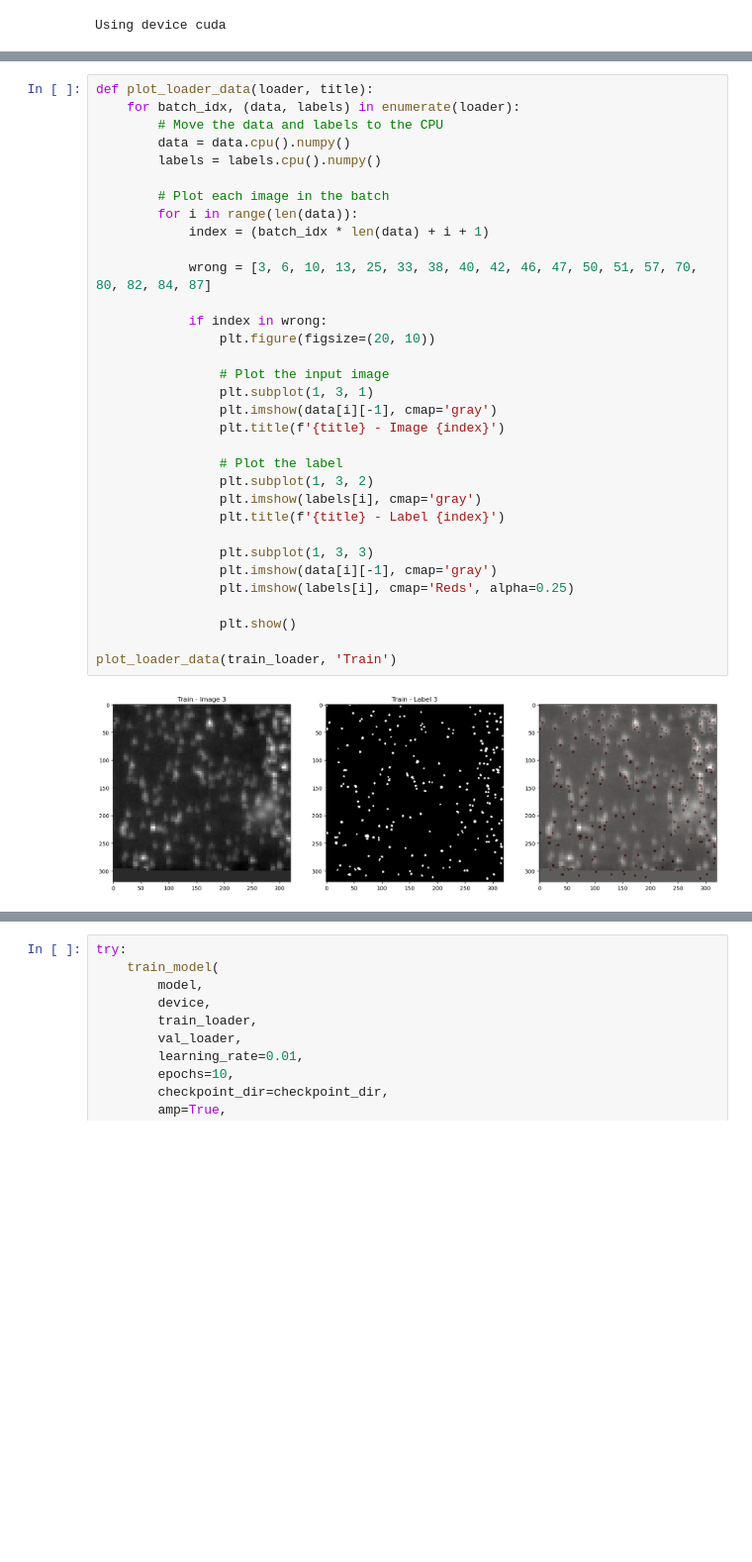
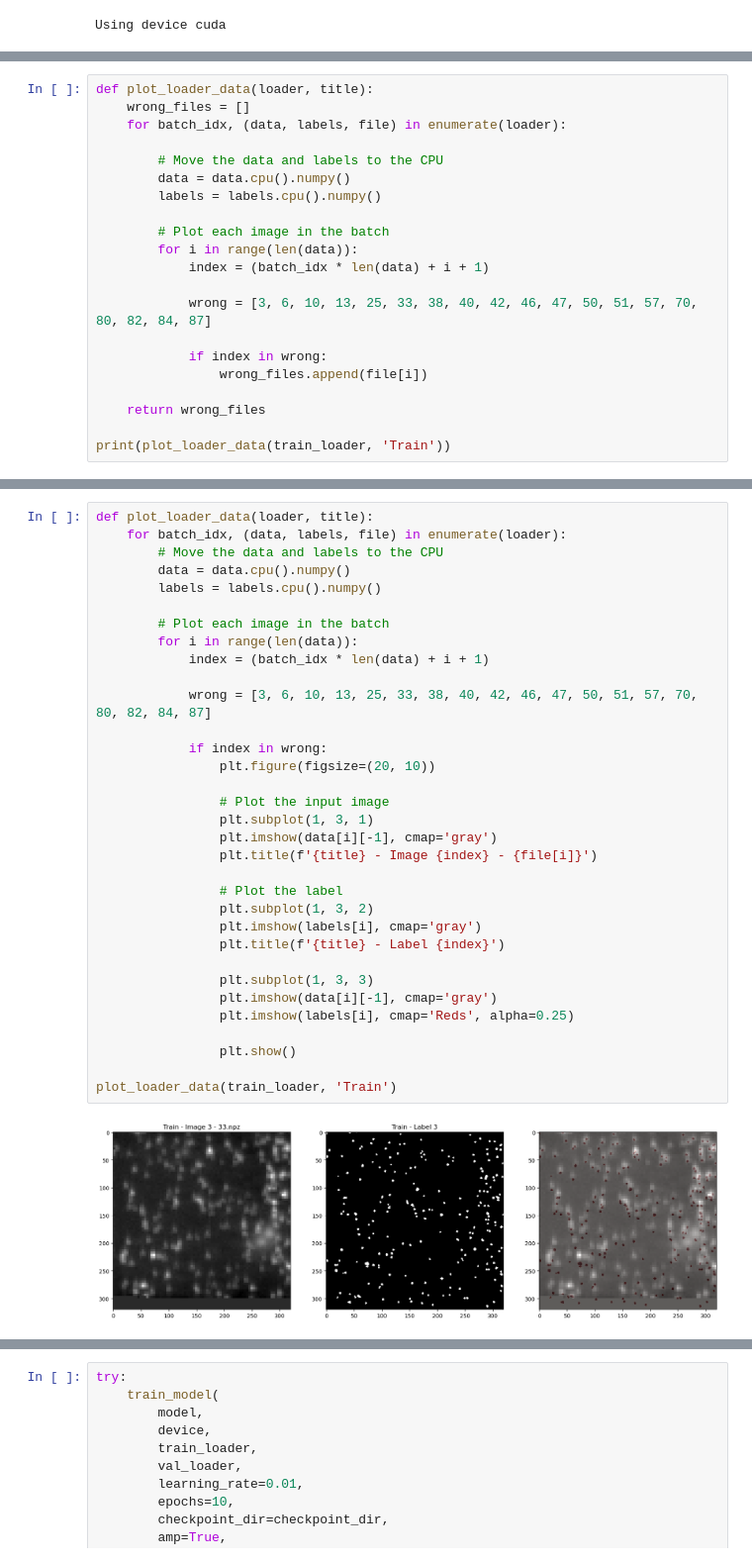
Before and after one commit to wittmajerd/U-Net-and-SRU-Net-segmentation, a Jupyter notebook: test.ipynb, the cells around one changed output, grey strips where cells are left out. Shown at 99% size. Saved outputs shown, nothing was run; the diff lists cells and outputs as text; blank space fills up the shorter version.

Commit message:
found all files of wrong masks

```diff
--- a/test.ipynb
+++ b/test.ipynb
@@ -195,0 +202,21 @@ Using device cuda
+# %%
+def plot_loader_data(loader, title):
+    wrong_files = []
+    for batch_idx, (data, labels, file) in enumerate(loader):
+
+        # Move the data and labels to the CPU
+        data = data.cpu().numpy()
+        labels = labels.cpu().numpy()
+
+        # Plot each image in the batch
+        for i in range(len(data)):
+            index = (batch_idx * len(data) + i + 1)
+
+            wrong = [3, 6, 10, 13, 25, 33, 38, 40, 42, 46, 47, 50, 51, 57, 70, 80, 82, 84, 87]
+
+            if index in wrong:
+                wrong_files.append(file[i])
+
+    return wrong_files
+
+print(plot_loader_data(train_loader, 'Train'))
@@ -196,35 +225,35 @@ Using device cuda
 # %%
 def plot_loader_data(loader, title):
-    for batch_idx, (data, labels) in enumerate(loader):
+    for batch_idx, (data, labels, file) in enumerate(loader):
         # Move the data and labels to the CPU
         data = data.cpu().numpy()
         labels = labels.cpu().numpy()
 
         # Plot each image in the batch
         for i in range(len(data)):
             index = (batch_idx * len(data) + i + 1)
 
             wrong = [3, 6, 10, 13, 25, 33, 38, 40, 42, 46, 47, 50, 51, 57, 70, 80, 82, 84, 87]
 
             if index in wrong:
                 plt.figure(figsize=(20, 10))
 
                 # Plot the input image
                 plt.subplot(1, 3, 1)
                 plt.imshow(data[i][-1], cmap='gray')
-                plt.title(f'{title} - Image {index}')
+                plt.title(f'{title} - Image {index} - {file[i]}')
 
                 # Plot the label
                 plt.subplot(1, 3, 2)
                 plt.imshow(labels[i], cmap='gray')
                 plt.title(f'{title} - Label {index}')
 
                 plt.subplot(1, 3, 3)
                 plt.imshow(data[i][-1], cmap='gray')
                 plt.imshow(labels[i], cmap='Reds', alpha=0.25)
 
                 plt.show()
 
 plot_loader_data(train_loader, 'Train')
 # %% [output]
-[figure, old version]
+[figure, new version]
```
Also changed, not shown: parts of 5 cells of this notebook, 1 other file.
